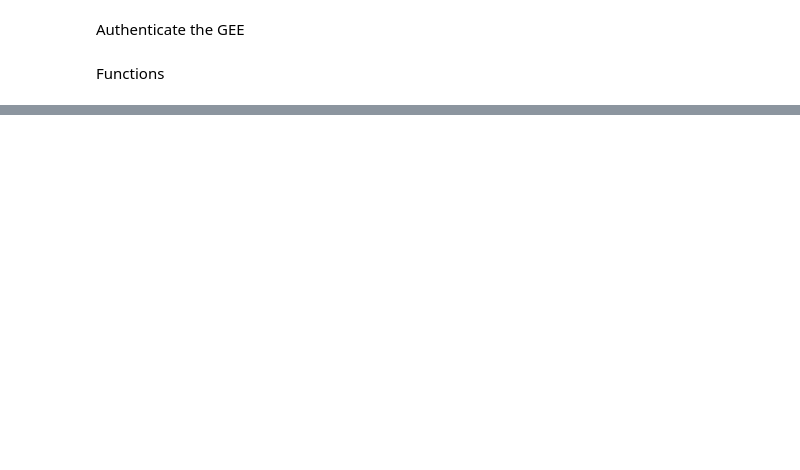
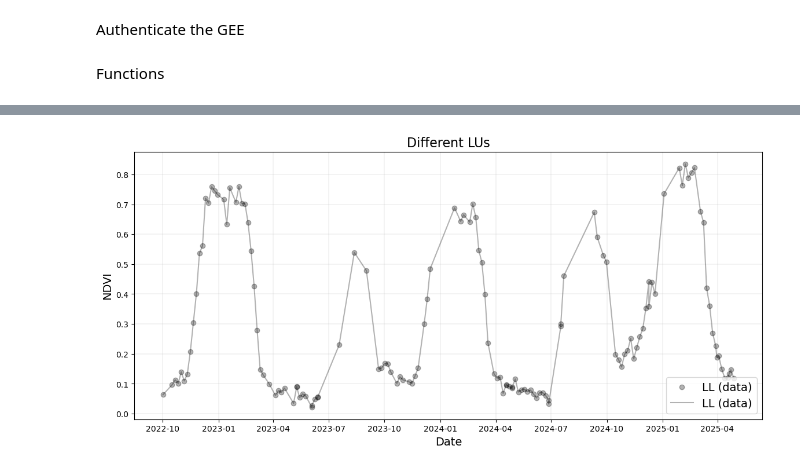
Before and after one commit to vikramranga/Bmapping, a Jupyter notebook: ts_LL_trend.ipynb, the cells around one changed output, grey strips where cells are left out. Cells and saved outputs as stored; diff of their text form; code cells hidden in the pictures; blank space fills up the shorter version.

```diff
--- a/ts_LL_trend.ipynb
+++ b/ts_LL_trend.ipynb
@@ -57,7 +60,7 @@ filteredMasked = filteredS2WithCs\
     .map(maskLowQA)\
     .select('B.*')
 filteredWithVariables = filteredMasked\
-    .map(addVariables)
+    .map(addNDVI)
 ndvi = filteredWithVariables.select('ndvi')
 # %%
 # Define the locations -> LL.
@@ -139,29 +169,29 @@ from scipy import optimize
 fig, ax = plt.subplots(figsize = (14,6))
 ax.scatter(ndvi_df_ll1['datetime'], ndvi_df_ll1['ndvi'],
            c='black', alpha=0.3, label='LL (data)')
-ax.scatter(ndvi_df_ll2['datetime'], ndvi_df_ll2['ndvi'],
-           c='green', alpha=0.3, label='LL2 (data)')
-ax.scatter(ndvi_df_ll3['datetime'], ndvi_df_ll3['ndvi'],
-           c='orange', alpha=0.3, label='LL3 (data)')
-ax.scatter(ndvi_df_ll4['datetime'], ndvi_df_ll4['ndvi'],
-           c='red', alpha=0.3, label='LL4 (data)')
+# ax.scatter(ndvi_df_ll2['datetime'], ndvi_df_ll2['ndvi'],
+#            c='green', alpha=0.3, label='LL2 (data)')
+# ax.scatter(ndvi_df_ll3['datetime'], ndvi_df_ll3['ndvi'],
+#            c='orange', alpha=0.3, label='LL3 (data)')
+# ax.scatter(ndvi_df_ll4['datetime'], ndvi_df_ll4['ndvi'],
+#            c='red', alpha=0.3, label='LL4 (data)')
 
 # Plot line
 ax.plot(ndvi_df_ll1['datetime'], ndvi_df_ll1['ndvi'],
            c='black', alpha=0.3, label='LL (data)')
-ax.plot(ndvi_df_ll2['datetime'], ndvi_df_ll2['ndvi'],
-           c='green', alpha=0.3, label='LL2 (data)')
-ax.plot(ndvi_df_ll3['datetime'], ndvi_df_ll3['ndvi'],
-           c='orange', alpha=0.3, label='LL3 (data)')
-ax.plot(ndvi_df_ll4['datetime'], ndvi_df_ll4['ndvi'],
-           c='red', alpha=0.3, label='LL4 (data)')
+# ax.plot(ndvi_df_ll2['datetime'], ndvi_df_ll2['ndvi'],
+#            c='green', alpha=0.3, label='LL2 (data)')
+# ax.plot(ndvi_df_ll3['datetime'], ndvi_df_ll3['ndvi'],
+#            c='orange', alpha=0.3, label='LL3 (data)')
+# ax.plot(ndvi_df_ll4['datetime'], ndvi_df_ll4['ndvi'],
+#            c='red', alpha=0.3, label='LL4 (data)')
 
 # Fit curves.
-## First, extract x values (times) from the dfs.
-x_data_ll1 = np.asanyarray(x_data_ll1['time'].apply(float))  # LL
-x_data_ll2 = np.asanyarray(x_data_ll2['time'].apply(float))  # LL2
-x_data_ll3 = np.asanyarray(x_data_ll3['time'].apply(float))  # LL3
-x_data_ll4 = np.asanyarray(x_data_ll4['time'].apply(float))  # LL4
+# ## First, extract x values (times) from the dfs.
+# x_data_ll1 = np.asanyarray(x_data_ll1['time'].apply(float))  # LL
+# x_data_ll2 = np.asanyarray(x_data_ll2['time'].apply(float))  # LL2
+# x_data_ll3 = np.asanyarray(x_data_ll3['time'].apply(float))  # LL3
+# x_data_ll4 = np.asanyarray(x_data_ll4['time'].apply(float))  # LL4
 ## Secondly, extract y values (LST) from the dfs.
 # y_data_ll = np.asanyarray(ndvi_df_ll['ndvi'].apply(float))  # LL
 # y_data_bl = np.asanyarray(ndvi_df_bl['ndvi'].apply(float))  # BL
@@ -176,30 +206,32 @@ x_data_ll4 = np.asanyarray(x_data_ll4['time'].apply(float))  # LL4
 # delta_lst = 0.6
 # tau = 365*24*3600*1000   # milliseconds in a year
 # phi = 2*np.pi*4*30.5*3600*1000/tau  # offset regarding when we expect LST(t)=LST0
 
 # params_ll, params_covariance_ll = optimize.curve_fit(
 #     fit_func, x_data_ll, y_data_ll, p0=[lst0, delta_lst, tau, phi])
 # params_bl, params_covariance_bl = optimize.curve_fit(
 #     fit_func, x_data_bl, y_data_bl, p0=[lst0, delta_lst, tau, phi])
 # params_cl, params_covariance_cl = optimize.curve_fit(
 #     fit_func, x_data_cl, y_data_cl, p0=[lst0, delta_lst, tau, phi])
 
 # # Add fitting curves.
 # ax.plot(ndvi_df_ll['datetime'],
 #         fit_func(x_data_ll, params_ll[0], params_ll[1], params_ll[2], params_ll[3]),
 #         label='LL (fitted)', color='black', lw=2.5)
 # ax.plot(ndvi_df_bl['datetime'],
 #         fit_func(x_data_bl, params_bl[0], params_bl[1], params_bl[2], params_bl[3]),
 #         label='BL (fitted)', color='green', lw=2.5)
 # ax.plot(ndvi_df_cl['datetime'],
 #         fit_func(x_data_cl, params_cl[0], params_cl[1], params_cl[2], params_cl[3]),
 #         label='BL (fitted)', color='yellow', lw=2.5)
 
 # Add some parameters.
 ax.set_title('Different LUs', fontsize=16)
 ax.set_xlabel('Date', fontsize=14)
 ax.set_ylabel('NDVI', fontsize=14)
 #ax.set_ylim(-0, 40)
 ax.grid(lw=0.2)
 ax.legend(fontsize=14, loc='lower right')
 plt.show()
+# %% [output]
+[figure, added]
```
Also changed, not shown: parts of 6 cells of this notebook, 1 other file.
